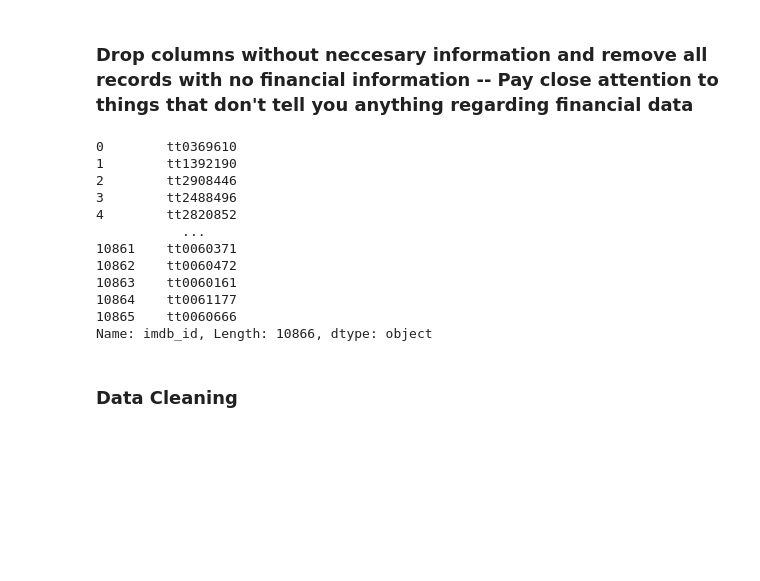
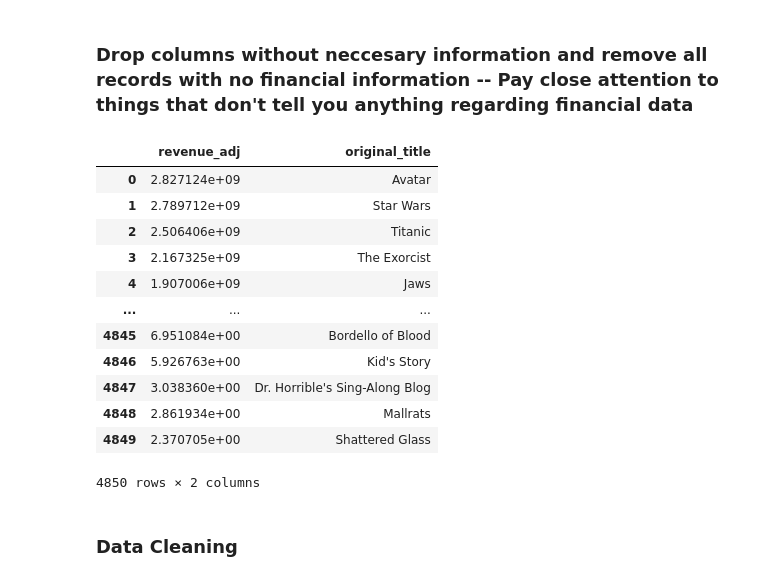
Before and after one commit to vanessaromandelgado/imdb-movie-data-analysis, a Jupyter notebook: Movie Revenue Analysis.ipynb, the cells around one changed output. Cells and saved outputs as stored; diff of their text form; code cells hidden in the pictures; blank space fills up the shorter version.

```diff
--- a/Movie Revenue Analysis.ipynb
+++ b/Movie Revenue Analysis.ipynb
@@ -74,22 +57,22 @@ movies
 # %% [markdown]
 ### Drop columns without neccesary information and remove all records with no financial information -- Pay close attention to things that don't tell you anything regarding financial data
-# %%
-movies_id = movies['imdb_id']
-
-print(movies_id)
-# %% [output]
-0        tt0369610
-1        tt1392190
-2        tt2908446
-3        tt2488496
-4        tt2820852
-           ...
-10861    tt0060371
-10862    tt0060472
-10863    tt0060161
-10864    tt0061177
-10865    tt0060666
-Name: imdb_id, Length: 10866, dtype: object
+# %%
+movies_financial = movies[['revenue_adj','original_title']].sort_values(['revenue_adj'], ascending=False).reset_index(drop=True)
+movies_financial
+# %% [output]
+|  | revenue_adj | original_title |
+| 0 | 2.827124e+09 | Avatar |
+| 1 | 2.789712e+09 | Star Wars |
+| 2 | 2.506406e+09 | Titanic |
+| 3 | 2.167325e+09 | The Exorcist |
+| 4 | 1.907006e+09 | Jaws |
+| ... | ... | ... |
+| 4845 | 6.951084e+00 | Bordello of Blood |
+| 4846 | 5.926763e+00 | Kid's Story |
+| 4847 | 3.038360e+00 | Dr. Horrible's Sing-Along Blog |
+| 4848 | 2.861934e+00 | Mallrats |
+| 4849 | 2.370705e+00 | Shattered Glass |
+4850 rows × 2 columns
 # %% [markdown]
 ### Data Cleaning
 # %%
```
Also changed, not shown: parts of 5 cells of this notebook.
